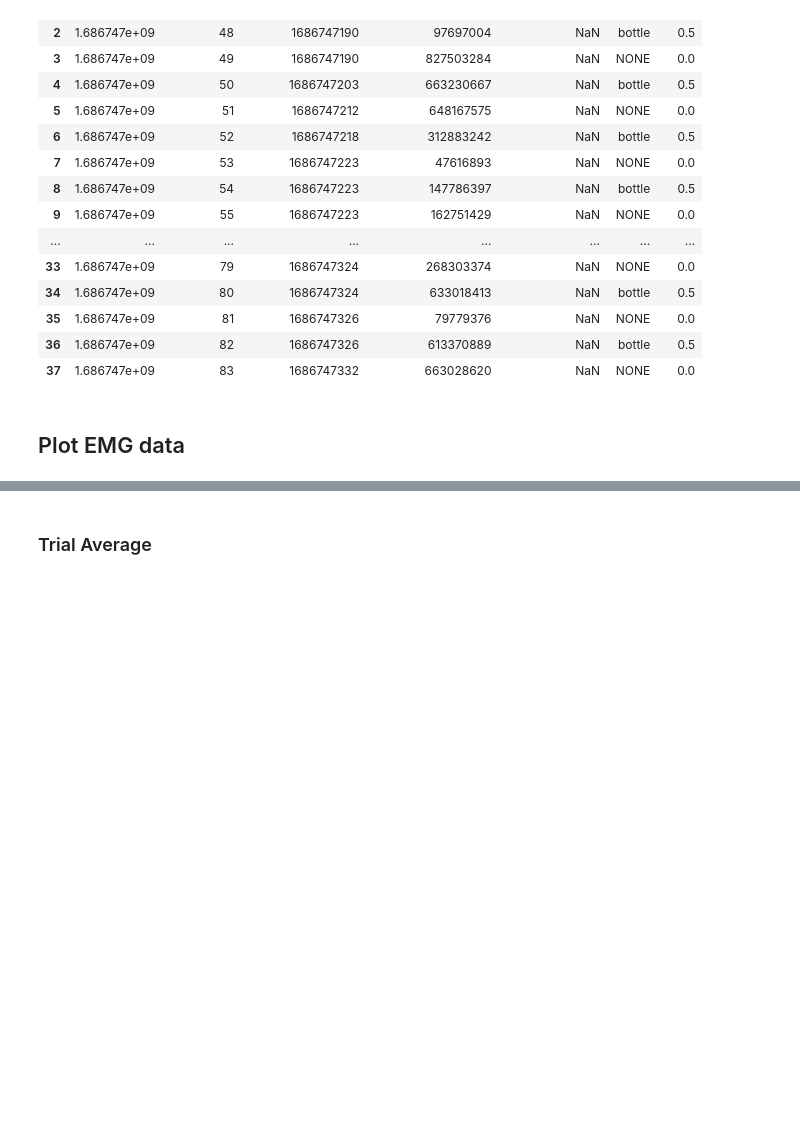
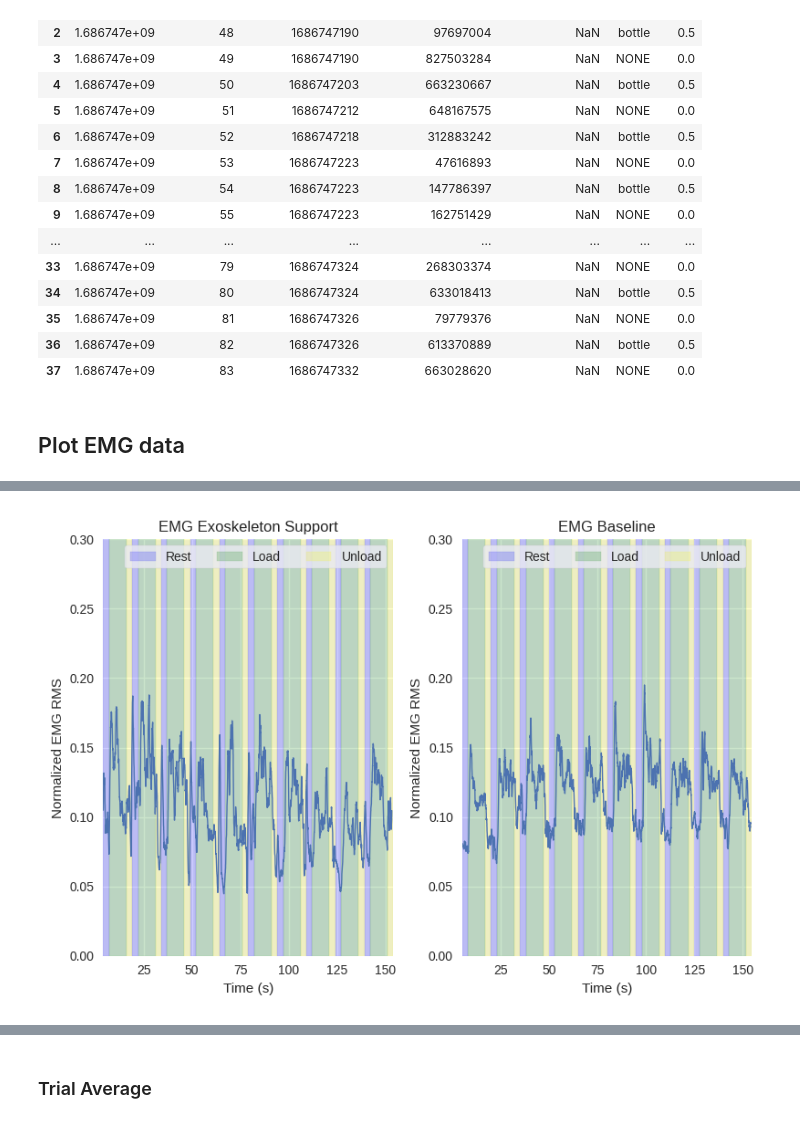
Before and after one commit to Cyberjin7/master_thesis, a Jupyter notebook: analysis/unloading_analysis.ipynb, the cells around one changed output, grey strips where cells are left out. Cells and saved outputs as stored; diff of their text form; code cells hidden in the pictures; blank space fills up the shorter version.

```diff
--- a/analysis/unloading_analysis.ipynb
+++ b/analysis/unloading_analysis.ipynb
@@ -13,8 +13,8 @@ import os
 bagpy is used to load bag files.
 A list of bagreaders is made. One bagreader for each trial. So if an experiment was performed 4 times, a list of 4 bagreaders will be made.
 # %%
-# directory = '/home/ics-student/students/jinho/MA/repo/predictive-exoskeleton/workspace/src/plotter/experiment/launch/bag/unloading/06_14_nat_unloading' # uni
-directory = '/home/jin/work/MT/predictive-exoskeleton/analysis/data/unloading/06_14_nat_unloading' # home
+directory = '/home/ics-student/students/jinho/MA/repo/predictive-exoskeleton/analysis/data/unloading/06_14_nat_unloading' # uni
+# directory = '/home/jin/work/MT/predictive-exoskeleton/analysis/data/unloading/06_14_nat_unloading' # home
 # %%
 # b = []
 # for filename in os.listdir(directory):
@@ -371,0 +324,13 @@ ax[1].grid()
+# %%
+def EMG_comp(trial_type, trial_emg, baseline_type, baseline_emg, window, compensation, mass, direction):
+    figure, axis = None, None
+    if direction == 'horizontal':
+        figure, axis = plt.subplots(1, 2)
+    elif direction == 'vertical':
+        figure, axis = plt.subplots(2, 1)
+
+    single_EMG(axis[0], trial_type, trial_emg, window, compensation, mass)
+    axis[0].set_title('EMG Exoskeleton Support')
+    single_EMG(axis[1], baseline_type, baseline_emg, window, False, mass)
+    axis[1].set_title('EMG Baseline')
+    return figure, axis
@@ -371,0 +345,7 @@ ax[1].grid()
+# %%
+plt.close('all')
+i = 0
+figure, axis = EMG_comp(trial_type_dflist[i], trial_emg_dflist[i], baseline_type_dflist[i], baseline_emg_dflist[i], 25, False, trial_mass_dflist[i], 'horizontal')
+plt.tight_layout()
+# %% [output]
+[figure, added]
```
Also changed, not shown: parts of 19 cells of this notebook, 1 other file.
